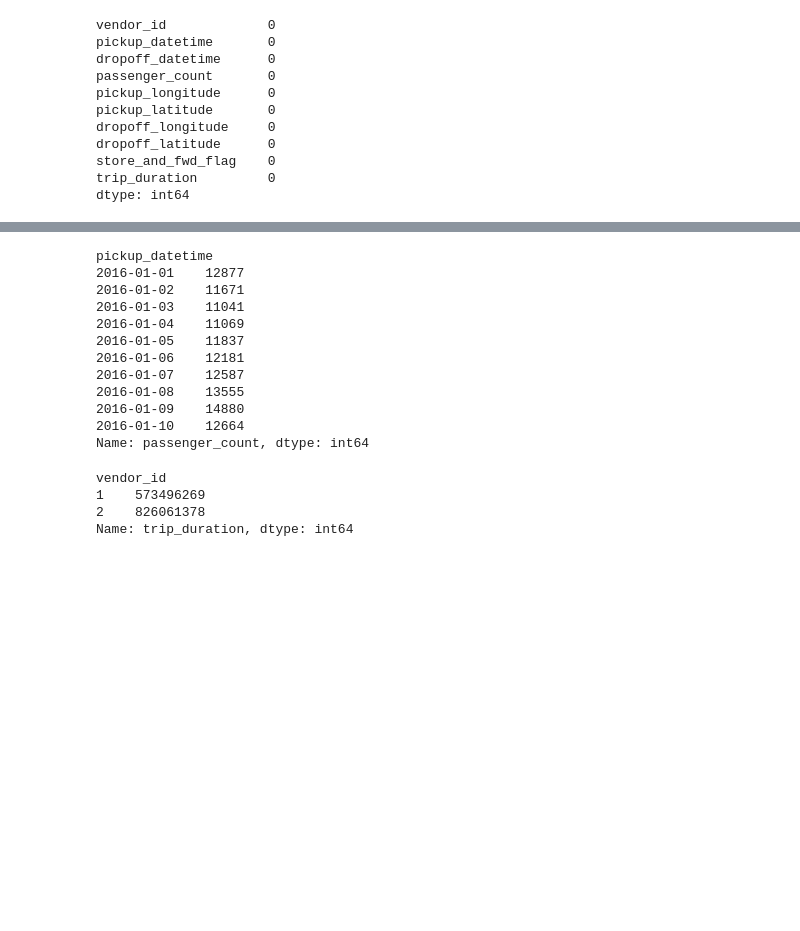
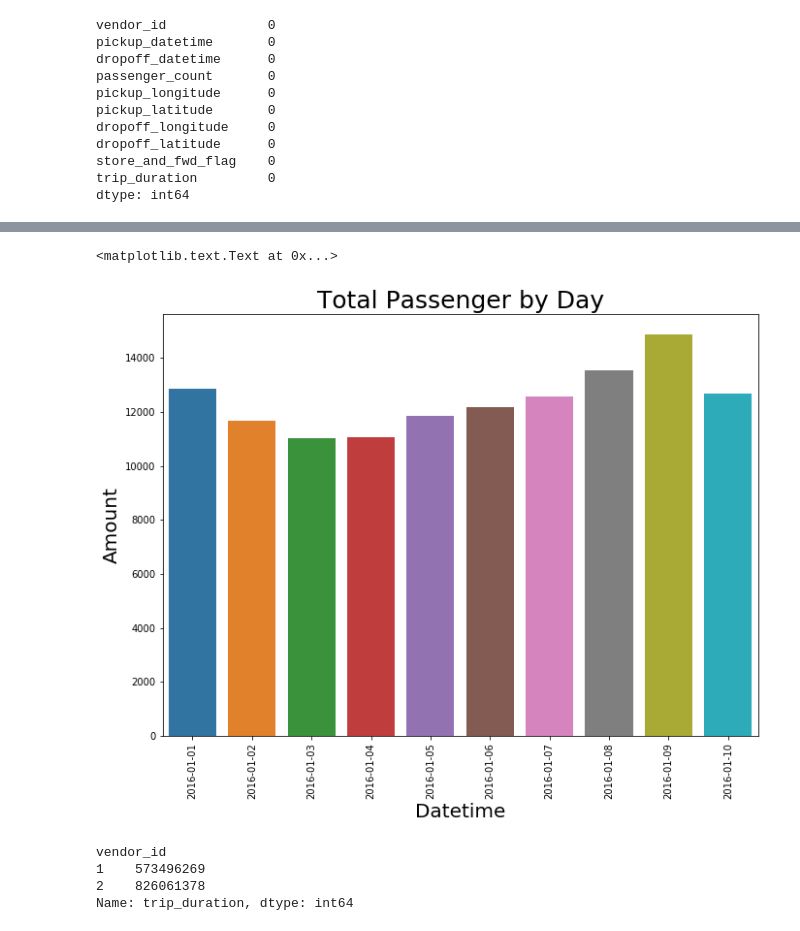
Before and after one commit to ibnvakbar/NYC, a Jupyter notebook: nyc_taxi.ipynb, the cells around one changed output, grey strips where cells are left out. Cells and saved outputs as stored; diff of their text form; code cells hidden in the pictures; blank space fills up the shorter version.

```diff
--- a/nyc_taxi.ipynb
+++ b/nyc_taxi.ipynb
@@ -155,20 +156,15 @@ Name: vendor_id, dtype: int64
 # %%
 # Amount of passengger per datetime
 passenger=nyc.groupby(nyc['pickup_datetime'].dt.date).sum()['passenger_count']
-passenger.head(10)
+# passenger.head(10)
+plt.xticks(rotation=90)
+sns.barplot(x=passenger.index[:10], y=passenger.get_values()[:10])
+plt.title("Total Passenger by Day", fontsize=25)
+plt.xlabel("Datetime", fontsize=20)
+plt.ylabel("Amount", fontsize=20)
 # %% [output]
-pickup_datetime
-2016-01-01    12877
-2016-01-02    11671
-2016-01-03    11041
-2016-01-04    11069
-2016-01-05    11837
-2016-01-06    12181
-2016-01-07    12587
-2016-01-08    13555
-2016-01-09    14880
-2016-01-10    12664
-Name: passenger_count, dtype: int64
+<matplotlib.text.Text at 0x...>
+[figure, added]
 # %%
 # Trip duration by vendor
 duration_trip_v=nyc.groupby('vendor_id').sum()['trip_duration']
```
Also changed, not shown: parts of 12 cells of this notebook.
